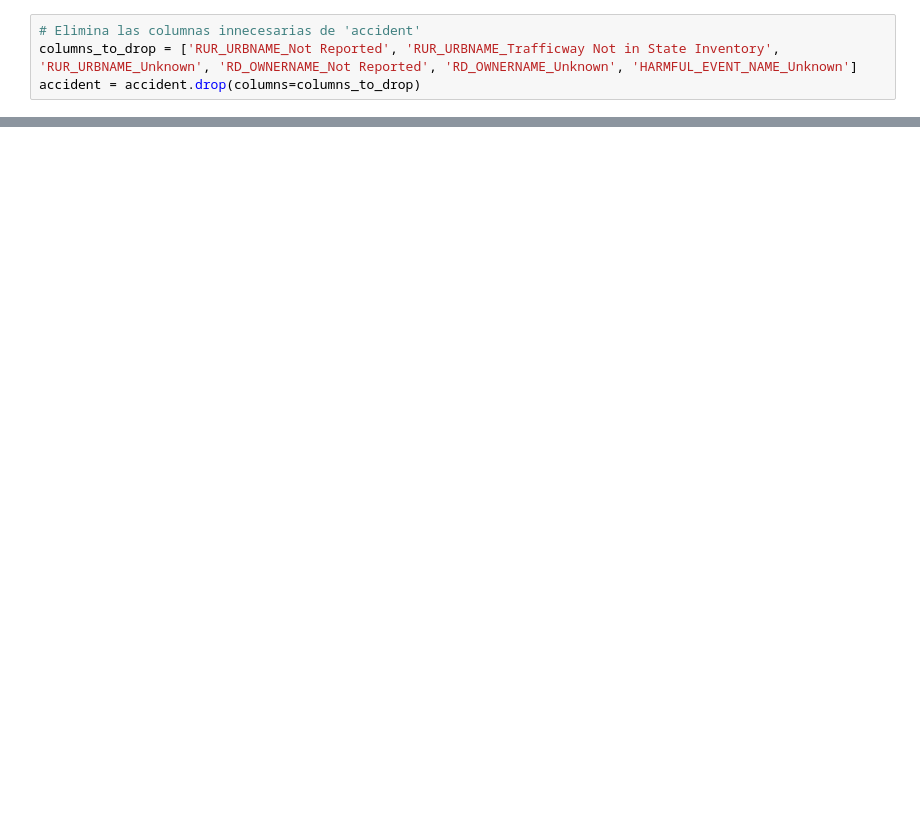
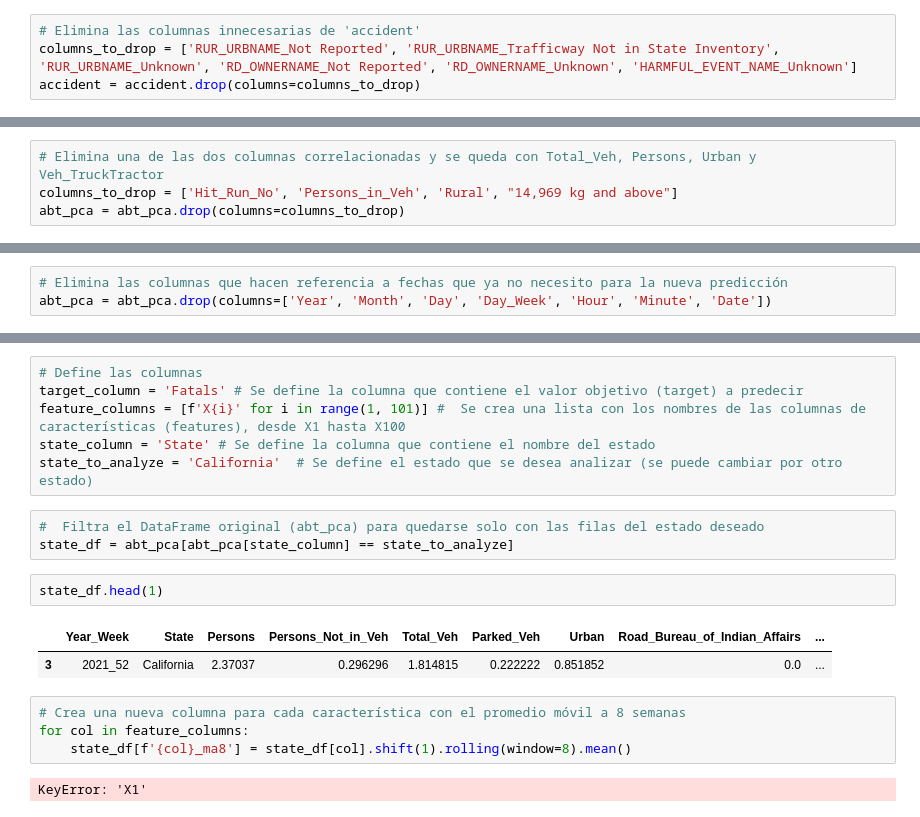
Before and after one commit to alicia-perez-diez/final_project, a Jupyter notebook: notebooks/main.ipynb, the cells around one changed output, grey strips where cells are left out. Saved outputs shown, nothing was run; the diff lists cells and outputs as text; blank space fills up the shorter version.

```diff
--- a/notebooks/main.ipynb
+++ b/notebooks/main.ipynb
@@ -366,0 +537,4 @@ accident_df = accident.merge(weather, on='ST_CASE', how='left')
+# %%
+# Elimina una de las dos columnas correlacionadas y se queda con Total_Veh, Persons, Urban y Veh_TruckTractor
+columns_to_drop = ['Hit_Run_No', 'Persons_in_Veh', 'Rural', "14,969 kg and above"]
+abt_pca = abt_pca.drop(columns=columns_to_drop)
@@ -366,0 +547,3 @@ accident_df = accident.merge(weather, on='ST_CASE', how='left')
+# %%
+# Elimina las columnas que hacen referencia a fechas que ya no necesito para la nueva predicción
+abt_pca = abt_pca.drop(columns=['Year', 'Month', 'Day', 'Day_Week', 'Hour', 'Minute', 'Date'])
@@ -366,0 +592,20 @@ accident_df = accident.merge(weather, on='ST_CASE', how='left')
+# %%
+# Define las columnas
+target_column = 'Fatals' # Se define la columna que contiene el valor objetivo (target) a predecir
+feature_columns = [f'X{i}' for i in range(1, 101)] #  Se crea una lista con los nombres de las columnas de características (features), desde X1 hasta X100
+state_column = 'State' # Se define la columna que contiene el nombre del estado
+state_to_analyze = 'California'  # Se define el estado que se desea analizar (se puede cambiar por otro estado)
+# %%
+#  Filtra el DataFrame original (abt_pca) para quedarse solo con las filas del estado deseado
+state_df = abt_pca[abt_pca[state_column] == state_to_analyze]
+# %%
+state_df.head(1)
+# %% [output]
+|  | Year_Week | State | Persons | Persons_Not_in_Veh | Total_Veh | Parked_Veh | Urban | Road_Bureau_of_Indian_Affairs | ... |
+| 3 | 2021_52 | California | 2.37037 | 0.296296 | 1.814815 | 0.222222 | 0.851852 | 0.0 | ... |
+# %%
+# Crea una nueva columna para cada característica con el promedio móvil a 8 semanas
+for col in feature_columns:
+    state_df[f'{col}_ma8'] = state_df[col].shift(1).rolling(window=8).mean()
+# %% [output]
+KeyError: 'X1'
```
Also changed, not shown: parts of 93 cells of this notebook, 1 other file.
